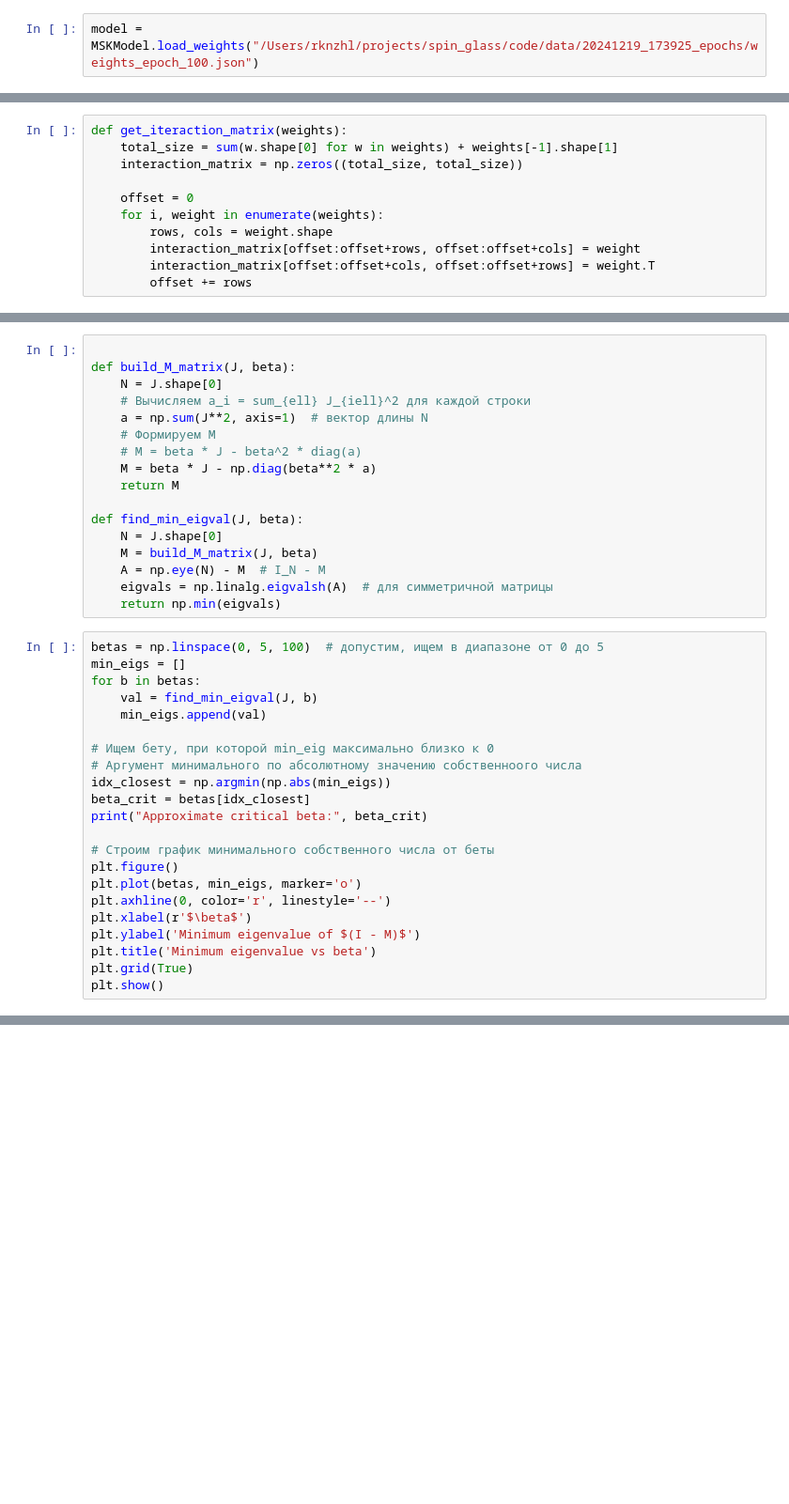
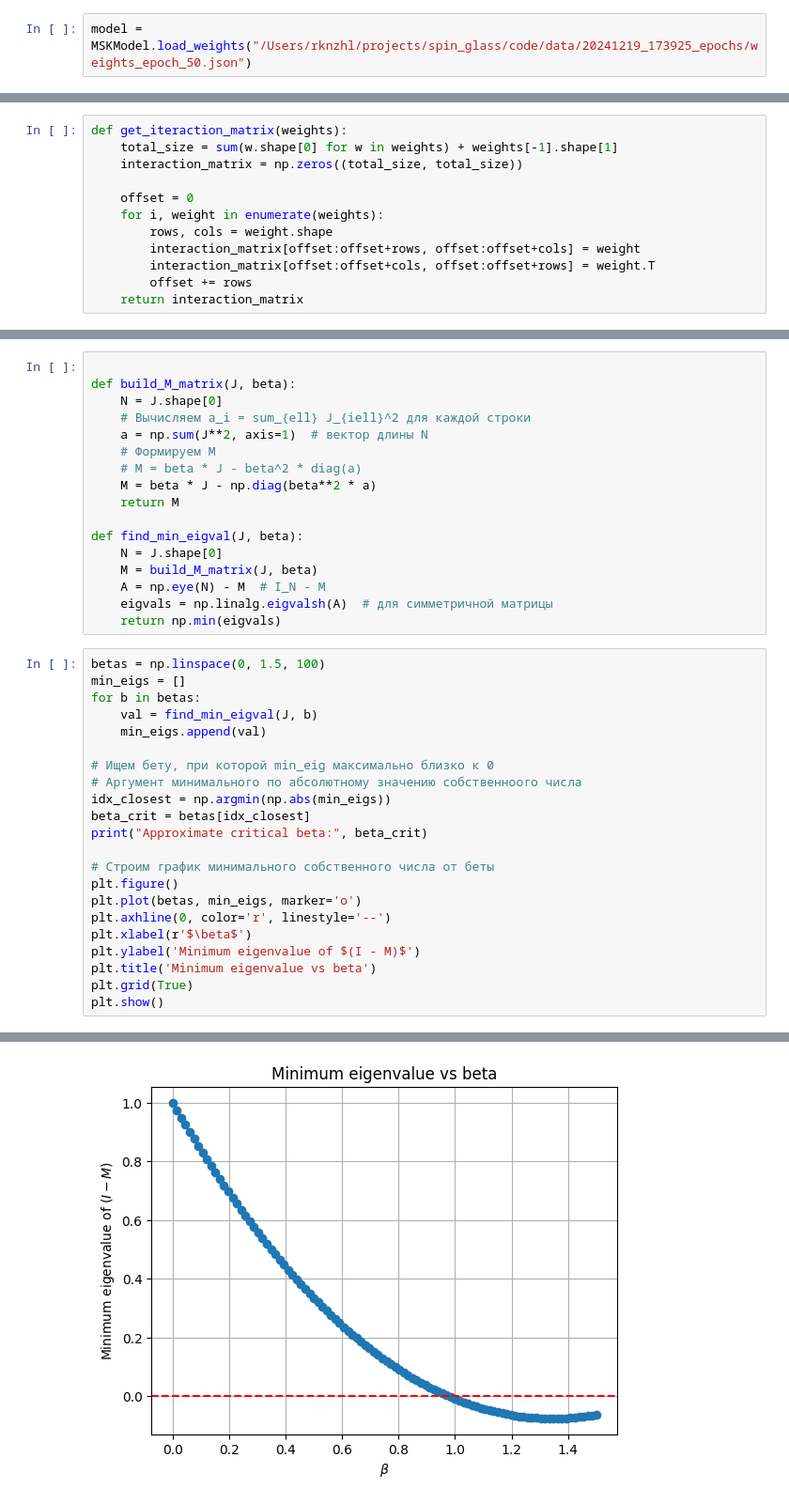
Before and after one commit to rknzhl/spin_glass, a Jupyter notebook: notebooks/tap_temp.ipynb, the cells around one changed output, grey strips where cells are left out. Shown at 94% size. Drawn from its saved outputs; the diff is of its cells as text; blank space fills up the shorter version.

```diff
--- a/notebooks/tap_temp.ipynb
+++ b/notebooks/tap_temp.ipynb
@@ -19,3 +22,3 @@ from sklearn.model_selection import train_test_split
 # %%
-model = MSKModel.load_weights("/Users/rknzhl/projects/spin_glass/code/data/20241219_173925_epochs/weights_epoch_100.json")
+model = MSKModel.load_weights("/Users/rknzhl/projects/spin_glass/code/data/20241219_173925_epochs/weights_epoch_50.json")
 # %% [output]
@@ -31,3 +54,4 @@ def get_iteraction_matrix(weights):
         interaction_matrix[offset:offset+rows, offset:offset+cols] = weight
         interaction_matrix[offset:offset+cols, offset:offset+rows] = weight.T
         offset += rows
+    return interaction_matrix
@@ -51,7 +120,7 @@ def find_min_eigval(J, beta):
     eigvals = np.linalg.eigvalsh(A)  # для симметричной матрицы
     return np.min(eigvals)
 # %%
-betas = np.linspace(0, 5, 100)  # допустим, ищем в диапазоне от 0 до 5
+betas = np.linspace(0, 1.5, 100)
 min_eigs = []
 for b in betas:
     val = find_min_eigval(J, b)
@@ -72,3 +141,4 @@ plt.ylabel('Minimum eigenvalue of $(I - M)$')
 plt.title('Minimum eigenvalue vs beta')
 plt.grid(True)
 plt.show()
+# %% [output]
@@ -74,0 +146 @@ plt.show()
+[figure, added]
```
Also changed, not shown: parts of 8 cells of this notebook, 1 other file.
